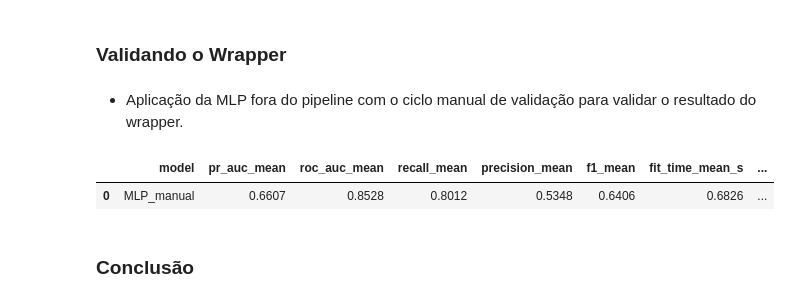
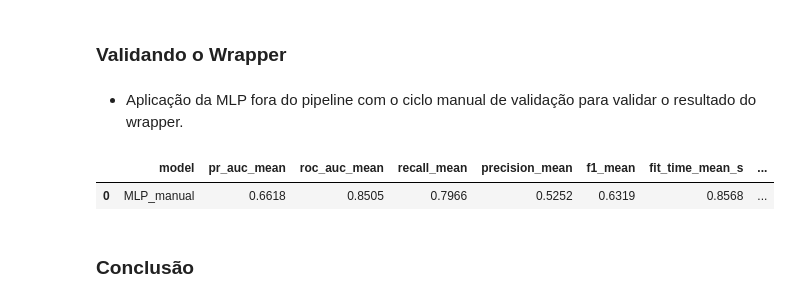
Before and after one commit to devjaynemorais/mle-f1-tech-challenge, a Jupyter notebook: notebooks/02_experimentation.ipynb, the cells around one changed output. Drawn from its saved outputs; the diff is of its cells as text; code cells hidden in the pictures.

```diff
--- a/notebooks/02_experimentation.ipynb
+++ b/notebooks/02_experimentation.ipynb
@@ -379,6 +456,9 @@ def _to_dense_float32(x):
     return np.asarray(x, dtype=np.float32)
 
 
+baseline_fe = FeatureEngineerTransformer(**baseline_params)
+baseline_geo = GeoTransformer(strategy="drop")
+
 mlp_manual_folds = []
 
 for fold, (tr_idx, va_idx) in enumerate(cv.split(X_train_val, y_train_val), start=1):
@@ -389,9 +469,14 @@ for fold, (tr_idx, va_idx) in enumerate(cv.split(X_train_val, y_train_val), star
     y_tr = np.asarray(_rows(y_train_val, tr_idx), dtype=np.float32)
     y_va = np.asarray(_rows(y_train_val, va_idx), dtype=np.float32)
 
+    X_tr_base = baseline_fe.fit_transform(X_tr_raw, y_tr)
+    X_tr_base = baseline_geo.fit_transform(X_tr_base, y_tr)
+    X_va_base = baseline_fe.transform(X_va_raw)
+    X_va_base = baseline_geo.transform(X_va_base)
+
     prep_fold = clone(preprocessor)
-    X_tr_enc = prep_fold.fit_transform(X_tr_raw, y_tr)
-    X_va_enc = prep_fold.transform(X_va_raw)
+    X_tr_enc = prep_fold.fit_transform(X_tr_base, y_tr)
+    X_va_enc = prep_fold.transform(X_va_base)
 
     idx_all = np.arange(len(y_tr))
     idx_tr, idx_es = train_test_split(
@@ -484,34 +569,34 @@ for fold, (tr_idx, va_idx) in enumerate(cv.split(X_train_val, y_train_val), star
             "roc_auc": roc_auc_score(y_va, prob),
             "recall": recall_score(y_va, pred, zero_division=0),
             "precision": precision_score(y_va, pred, zero_division=0),
             "f1": f1_score(y_va, pred, zero_division=0),
             "fit_time_s": fit_time_s,
             "score_time_s": time.perf_counter() - score_start,
         }
     )
 
 # resultados por fold
 mlp_fold_results = pd.DataFrame(mlp_manual_folds)
 
 # médias para comparar com a versão fora do pipeline
 mlp_cv_summary = pd.DataFrame([
     {
         "model": "MLP_manual",
         "pr_auc_mean": mlp_fold_results["pr_auc"].mean(),
         "roc_auc_mean": mlp_fold_results["roc_auc"].mean(),
         "recall_mean": mlp_fold_results["recall"].mean(),
         "precision_mean": mlp_fold_results["precision"].mean(),
         "f1_mean": mlp_fold_results["f1"].mean(),
         "fit_time_mean_s": mlp_fold_results["fit_time_s"].mean(),
         "score_time_mean_s": mlp_fold_results["score_time_s"].mean(),
     }
 ])
 
 #display(mlp_fold_results.round(4))
 display(mlp_cv_summary.round(4))
 # %% [output]
 |  | model | pr_auc_mean | roc_auc_mean | recall_mean | precision_mean | f1_mean | fit_time_mean_s | ... |
-| 0 | MLP_manual | 0.6607 | 0.8528 | 0.8012 | 0.5348 | 0.6406 | 0.6826 | ... |
+| 0 | MLP_manual | 0.6618 | 0.8505 | 0.7966 | 0.5252 | 0.6319 | 0.8568 | ... |
 # %% [markdown]
 ### Conclusão
 # %% [markdown]
```
Also changed, not shown: parts of 47 cells of this notebook, 15 other files.
